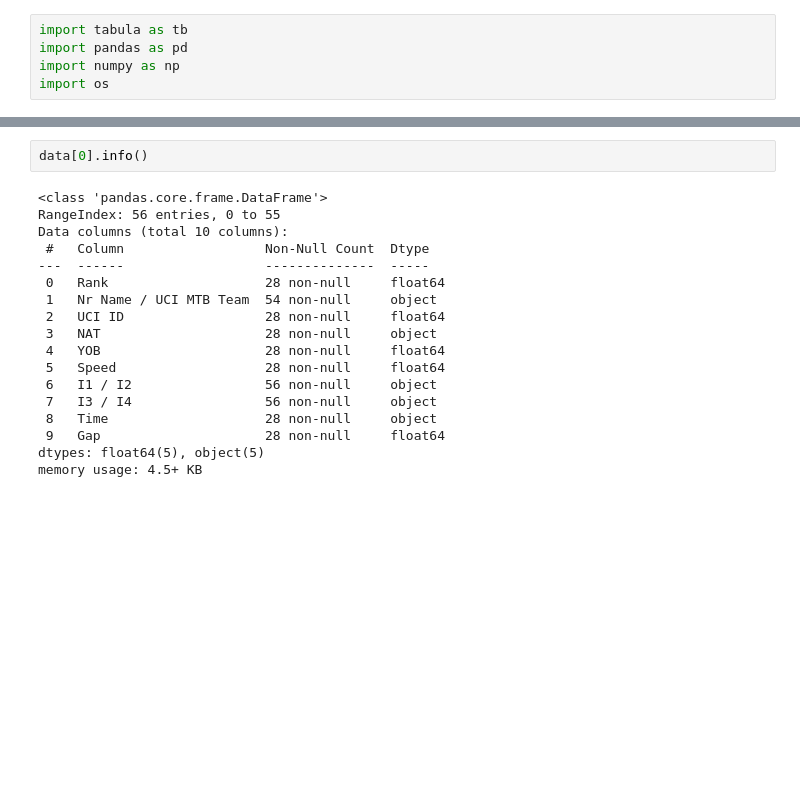
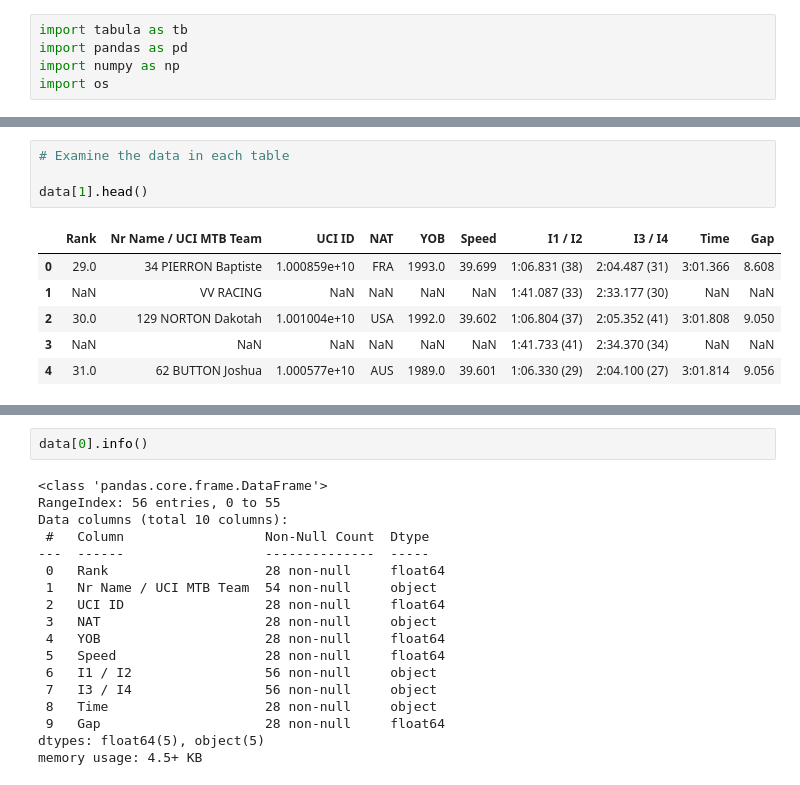
Before and after one commit to Will-Jacobs/Downhill-Race-Times, a Jupyter notebook: PDF Scraper + PreProcessing.ipynb, the cells around one changed output, grey strips where cells are left out. Saved outputs shown, nothing was run; the diff lists cells and outputs as text; blank space fills up the shorter version.

```diff
--- a/PDF Scraper + PreProcessing.ipynb
+++ b/PDF Scraper + PreProcessing.ipynb
@@ -20,0 +45,11 @@ data = tb.read_pdf(file, pages = 'all', area = [45, 1, 210, 200])
+# %%
+# Examine the data in each table
+
+data[1].head()
+# %% [output]
+|  | Rank | Nr Name / UCI MTB Team | UCI ID | NAT | YOB | Speed | I1 / I2 | I3 / I4 | Time | Gap |
+| 0 | 29.0 | 34 PIERRON Baptiste | 1.000859e+10 | FRA | 1993.0 | 39.699 | 1:06.831 (38) | 2:04.487 (31) | 3:01.366 | 8.608 |
+| 1 | NaN | VV RACING | NaN | NaN | NaN | NaN | 1:41.087 (33) | 2:33.177 (30) | NaN | NaN |
+| 2 | 30.0 | 129 NORTON Dakotah | 1.001004e+10 | USA | 1992.0 | 39.602 | 1:06.804 (37) | 2:05.352 (41) | 3:01.808 | 9.050 |
+| 3 | NaN | NaN | NaN | NaN | NaN | NaN | 1:41.733 (41) | 2:34.370 (34) | NaN | NaN |
+| 4 | 31.0 | 62 BUTTON Joshua | 1.000577e+10 | AUS | 1989.0 | 39.601 | 1:06.330 (29) | 2:04.100 (27) | 3:01.814 | 9.056 |
```
Also changed, not shown: parts of 56 cells of this notebook.
